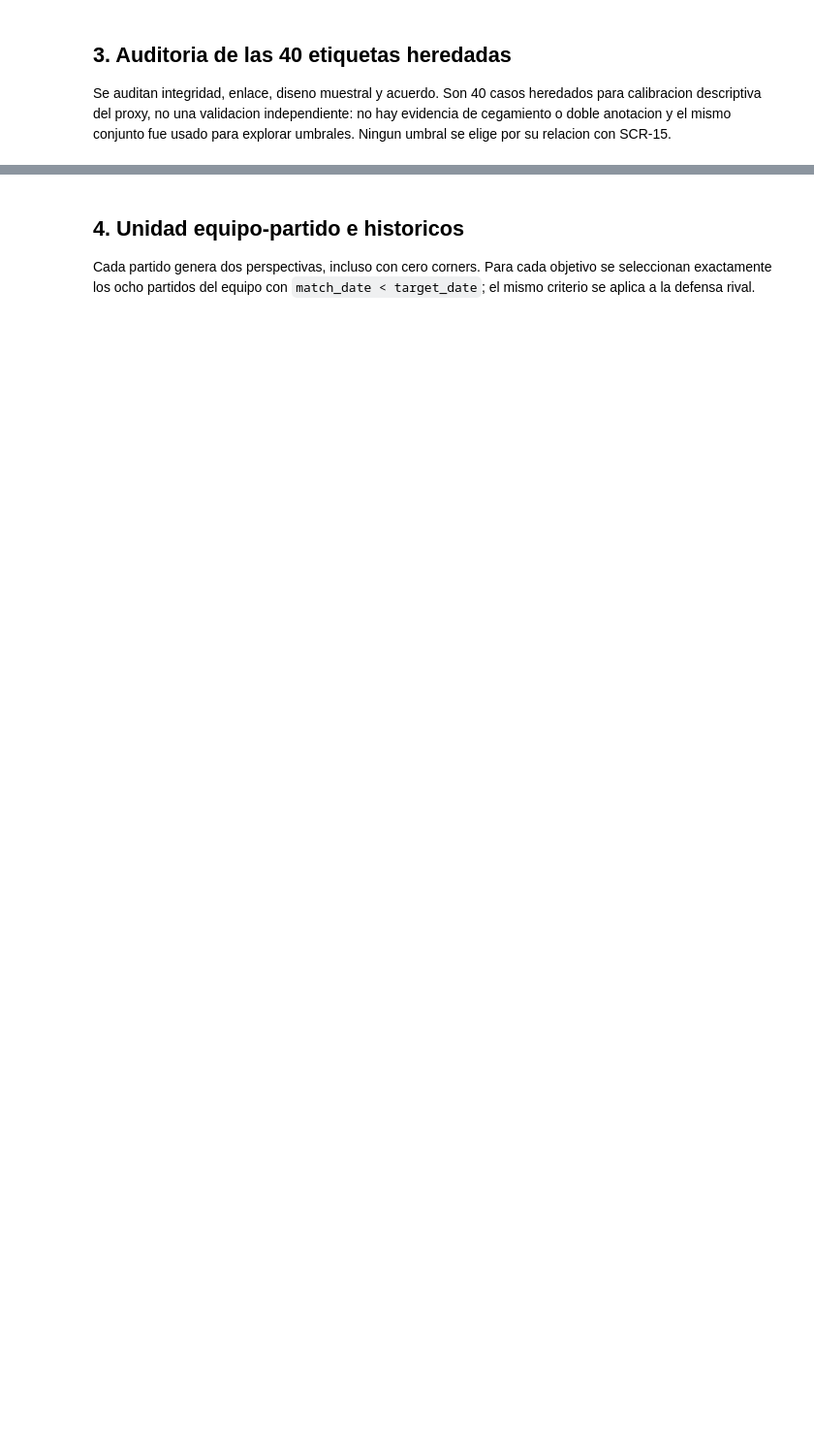
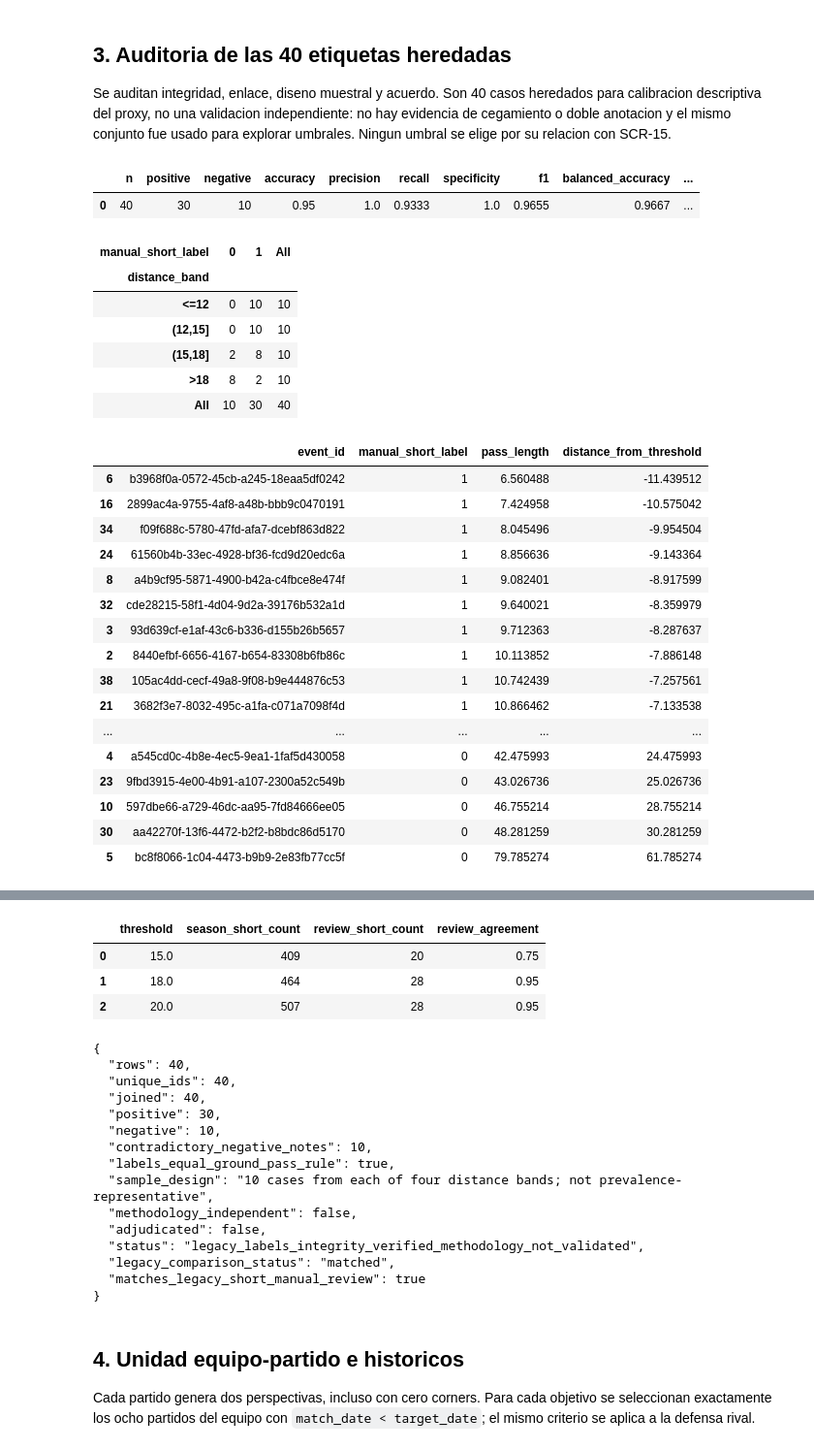
Before and after one commit to ElRubsSan/Corner_Scout, a Jupyter notebook: notebooks/04_ingenieria_variables.ipynb, the cells around one changed output, grey strips where cells are left out. Shown at 97% size. Cells and saved outputs as stored; diff of their text form; code cells hidden in the pictures; blank space fills up the shorter version.

```diff
--- a/notebooks/04_ingenieria_variables.ipynb
+++ b/notebooks/04_ingenieria_variables.ipynb
@@ -155,14 +203,19 @@ assert len(review) == 40 and set(review.event_id) == set(labels.event_id)
 assert review.valid_geometry.all() and review.valid_sequence.all()
 
 legacy_zip = DATA / "processed" / "04_features-20260919T170245Z-1-001.zip"
-with zipfile.ZipFile(legacy_zip) as archive:
-    legacy_review = pd.read_parquet(io.BytesIO(archive.read("04_features/short_manual_review.parquet")))
 compare_columns = ["event_id", "manual_short_label", "manual_notes"]
-pd.testing.assert_frame_equal(
-    labels[compare_columns].sort_values("event_id").reset_index(drop=True),
-    legacy_review[compare_columns].astype({"event_id": "string"}).sort_values("event_id").reset_index(drop=True),
-    check_dtype=False,
-)
+legacy_comparison_status = "not_available"
+if legacy_zip.exists():
+    with zipfile.ZipFile(legacy_zip) as archive:
+        legacy_review = pd.read_parquet(
+            io.BytesIO(archive.read("04_features/short_manual_review.parquet"))
+        )
+    pd.testing.assert_frame_equal(
+        labels[compare_columns].sort_values("event_id").reset_index(drop=True),
+        legacy_review[compare_columns].astype({"event_id": "string"}).sort_values("event_id").reset_index(drop=True),
+        check_dtype=False,
+    )
+    legacy_comparison_status = "matched"
 
 review["distance_band"] = pd.cut(
     review.pass_length, [-np.inf, 12, 15, 18, np.inf],
@@ -191,31 +244,59 @@ label_audit = {
     "rows": 40, "unique_ids": 40, "joined": 40,
     "positive": int(y_true.sum()), "negative": int((1-y_true).sum()),
     "contradictory_negative_notes": int(review.note_contradiction.sum()),
     "labels_equal_ground_pass_rule": bool(height_identity),
     "sample_design": "10 cases from each of four distance bands; not prevalence-representative",
     "methodology_independent": False, "adjudicated": False,
     "status": "legacy_labels_integrity_verified_methodology_not_validated",
-    "matches_legacy_short_manual_review": True,
+    "legacy_comparison_status": legacy_comparison_status,
+    "matches_legacy_short_manual_review": True if legacy_comparison_status == "matched" else None,
 }
 assert label_audit["contradictory_negative_notes"] == 10 and height_identity
 display(label_metrics.round(4))
 display(pd.crosstab(review.distance_band, review.manual_short_label, margins=True))
 review["distance_from_threshold"] = review.pass_length - SHORT_THRESHOLD
 near_threshold = review[review.distance_from_threshold.abs().le(2)][
     ["event_id", "manual_short_label", "pass_length", "distance_from_threshold", "height", "short_proxy"]
 ].sort_values("pass_length")
 threshold_rows = []
 for threshold in [15.0, 18.0, 20.0]:
     season_prediction = corners.valid_geometry & corners.height.isin(["Ground Pass", "Low Pass"]) & corners.pass_length.le(threshold)
     review_prediction = review.valid_geometry & review.height.isin(["Ground Pass", "Low Pass"]) & review.pass_length.le(threshold)
     threshold_rows.append({
         "threshold": threshold, "season_short_count": int(season_prediction.sum()),
         "review_short_count": int(review_prediction.sum()),
         "review_agreement": float(review.manual_short_label.eq(review_prediction.astype(int)).mean()),
     })
 threshold_sensitivity = pd.DataFrame(threshold_rows)
 assert threshold_sensitivity.loc[threshold_sensitivity.threshold.eq(18), "season_short_count"].iloc[0] == 464
 display(review[["event_id", "manual_short_label", "pass_length", "distance_from_threshold"]].sort_values("pass_length"))
 display(near_threshold)
 display(threshold_sensitivity)
 print(json.dumps(label_audit, ensure_ascii=False, indent=2))
+# %% [output]
+|  | n | positive | negative | accuracy | precision | recall | specificity | f1 | balanced_accuracy | ... |
+| 0 | 40 | 30 | 10 | 0.95 | 1.0 | 0.9333 | 1.0 | 0.9655 | 0.9667 | ... |
+| manual_short_label | 0 | 1 | All |
+| distance_band |  |  |  |
+| <=12 | 0 | 10 | 10 |
+| (12,15] | 0 | 10 | 10 |
+| (15,18] | 2 | 8 | 10 |
+| >18 | 8 | 2 | 10 |
+| All | 10 | 30 | 40 |
+|  | event_id | manual_short_label | pass_length | distance_from_threshold |
+| 6 | b3968f0a-0572-45cb-a245-18eaa5df0242 | 1 | 6.560488 | -11.439512 |
+| 16 | 2899ac4a-9755-4af8-a48b-bbb9c0470191 | 1 | 7.424958 | -10.575042 |
+| 34 | f09f688c-5780-47fd-afa7-dcebf863d822 | 1 | 8.045496 | -9.954504 |
+| 24 | 61560b4b-33ec-4928-bf36-fcd9d20edc6a | 1 | 8.856636 | -9.143364 |
+| 8 | a4b9cf95-5871-4900-b42a-c4fbce8e474f | 1 | 9.082401 | -8.917599 |
+| 32 | cde28215-58f1-4d04-9d2a-39176b532a1d | 1 | 9.640021 | -8.359979 |
+| 3 | 93d639cf-e1af-43c6-b336-d155b26b5657 | 1 | 9.712363 | -8.287637 |
+| 2 | 8440efbf-6656-4167-b654-83308b6fb86c | 1 | 10.113852 | -7.886148 |
+| 38 | 105ac4dd-cecf-49a8-9f08-b9e444876c53 | 1 | 10.742439 | -7.257561 |
+| 21 | 3682f3e7-8032-495c-a1fa-c071a7098f4d | 1 | 10.866462 | -7.133538 |
+| ... | ... | ... | ... | ... |
+| 4 | a545cd0c-4b8e-4ec5-9ea1-1faf5d430058 | 0 | 42.475993 | 24.475993 |
+| 23 | 9fbd3915-4e00-4b91-a107-2300a52c549b | 0 | 43.026736 | 25.026736 |
+| 10 | 597dbe66-a729-46dc-aa95-7fd84666ee05 | 0 | 46.755214 | 28.755214 |
+| 30 | aa42270f-13f6-4472-b2f2-b8bdc86d5170 | 0 | 48.281259 | 30.281259 |
+| 5 | bc8f8066-1c04-4473-b9b9-2e83fb77cc5f | 0 | 79.785274 | 61.785274 |
@@ -222,3 +312,22 @@ print(json.dumps(label_audit, ensure_ascii=False, indent=2))
+|  | threshold | season_short_count | review_short_count | review_agreement |
+| 0 | 15.0 | 409 | 20 | 0.75 |
+| 1 | 18.0 | 464 | 28 | 0.95 |
+| 2 | 20.0 | 507 | 28 | 0.95 |
+{
+  "rows": 40,
+  "unique_ids": 40,
+  "joined": 40,
+  "positive": 30,
+  "negative": 10,
+  "contradictory_negative_notes": 10,
+  "labels_equal_ground_pass_rule": true,
+  "sample_design": "10 cases from each of four distance bands; not prevalence-representative",
+  "methodology_independent": false,
+  "adjudicated": false,
+  "status": "legacy_labels_integrity_verified_methodology_not_validated",
+  "legacy_comparison_status": "matched",
+  "matches_legacy_short_manual_review": true
+}
 # %% [markdown]
 ## 4. Unidad equipo-partido e historicos
 
```
Also changed, not shown: parts of 12 cells of this notebook, 6 other files.
